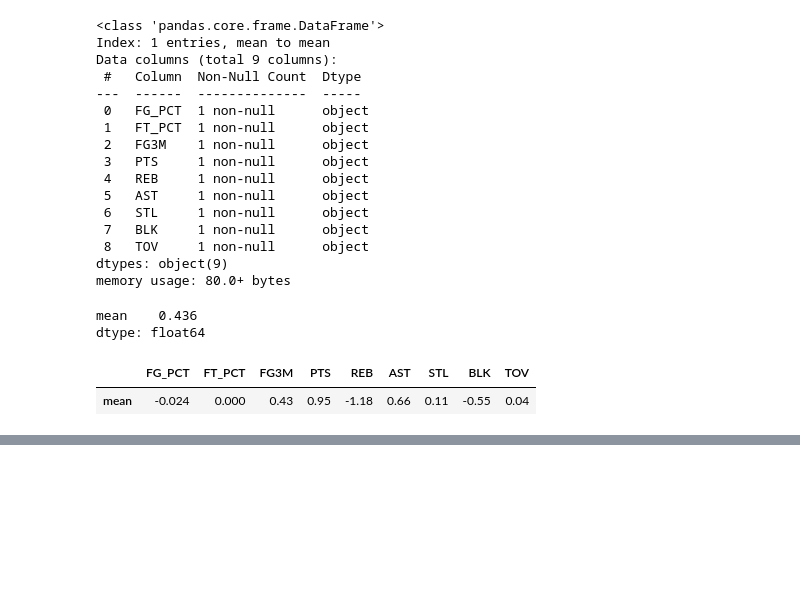
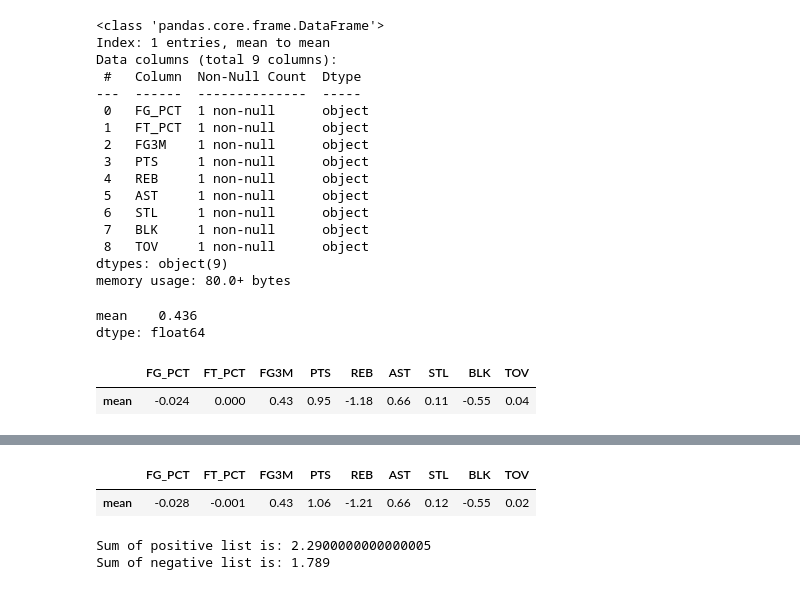
Before and after one commit to JaumeClave/waiver_wire_machine, a Jupyter notebook: notebooks/04_matchup_evaluator.ipynb, the cells around one changed output, grey strips where cells are left out. Drawn from its saved outputs; the diff is of its cells as text; code cells hidden in the pictures; blank space fills up the shorter version.

```diff
--- a/notebooks/04_matchup_evaluator.ipynb
+++ b/notebooks/04_matchup_evaluator.ipynb
@@ -199,0 +207,5 @@ colored_matchup_difference
+# %%
+matchup_difference
+# %% [output]
+|  | FG_PCT | FT_PCT | FG3M | PTS | REB | AST | STL | BLK | TOV |
+| mean | -0.028 | -0.001 | 0.43 | 1.06 | -1.21 | 0.66 | 0.12 | -0.55 | 0.02 |
@@ -199,0 +221,6 @@ colored_matchup_difference
+# %%
+print(f"Sum of positive list is: {sum(positive_list)}")
+print(f"Sum of negative list is: {sum(negative_list)}")
+# %% [output]
+Sum of positive list is: 2.2900000000000005
+Sum of negative list is: 1.789
```
Also changed, not shown: parts of 25 cells of this notebook, 1 other file.
